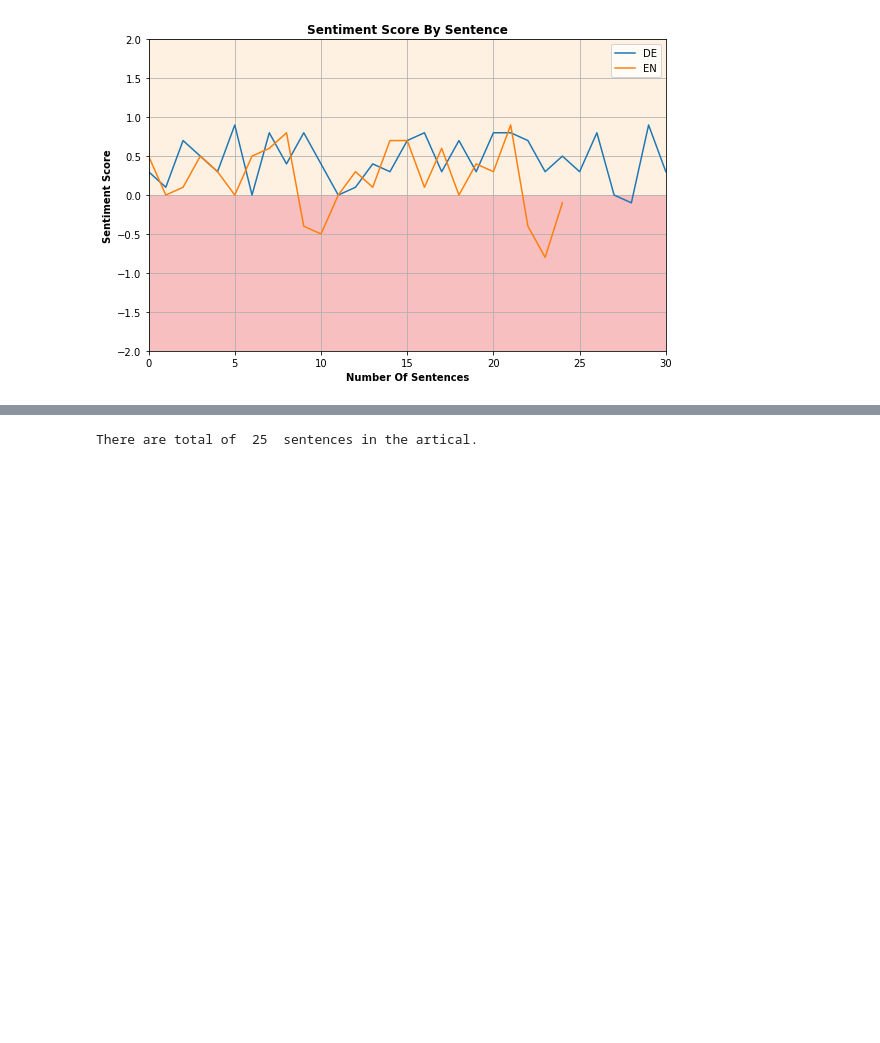
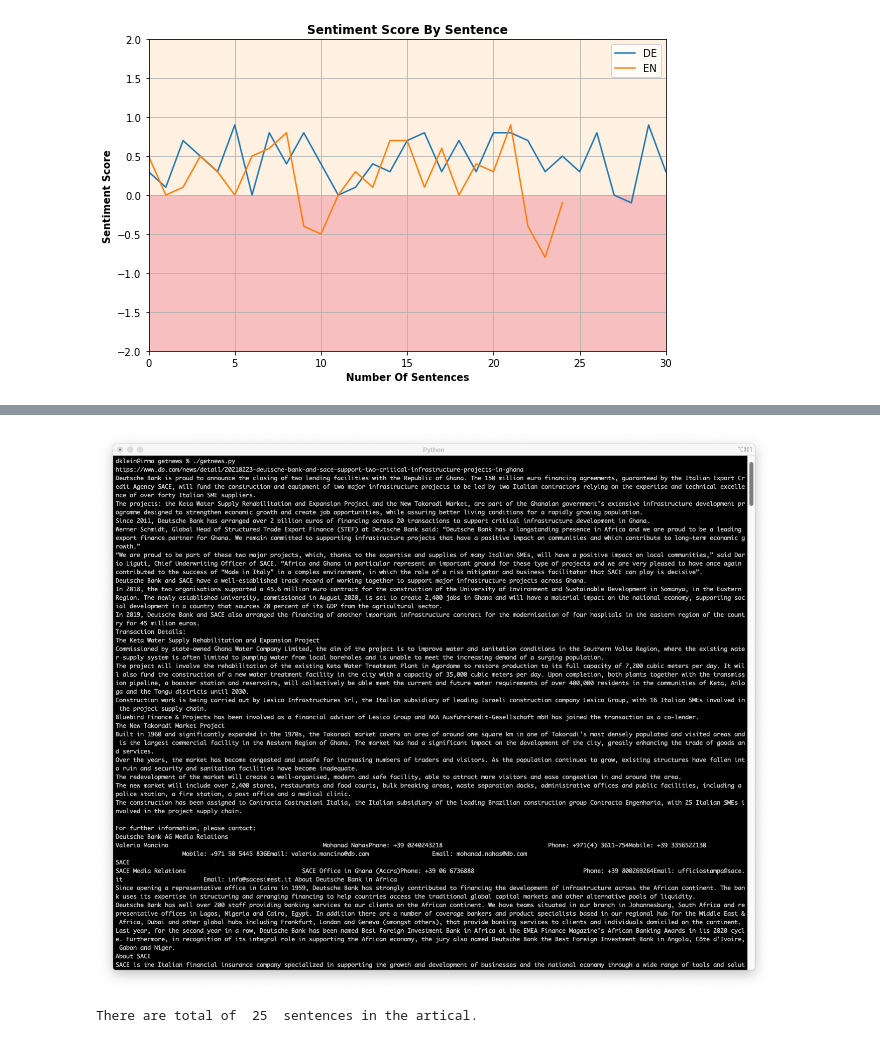
Before and after one commit to greenseven77/sample-gcp-nlp-flask, a Jupyter notebook: team_code/team_nlp_test.ipynb, the cells around one changed output, grey strips where cells are left out. Saved outputs shown, nothing was run; the diff lists cells and outputs as text; code cells hidden in the pictures; blank space fills up the shorter version.

```diff
--- a/team_code/team_nlp_test.ipynb
+++ b/team_code/team_nlp_test.ipynb
@@ -154 +166,7 @@ There are total of  25  sentences in the artical.
+# %%
+# A. Scraping articles automatically from DB news
+from IPython.display import Image
+Image(filename='../getnews/getnews.png')
+# %% [output]
+[figure, added]
 # %%
```
Also changed, not shown: parts of 9 cells of this notebook.
